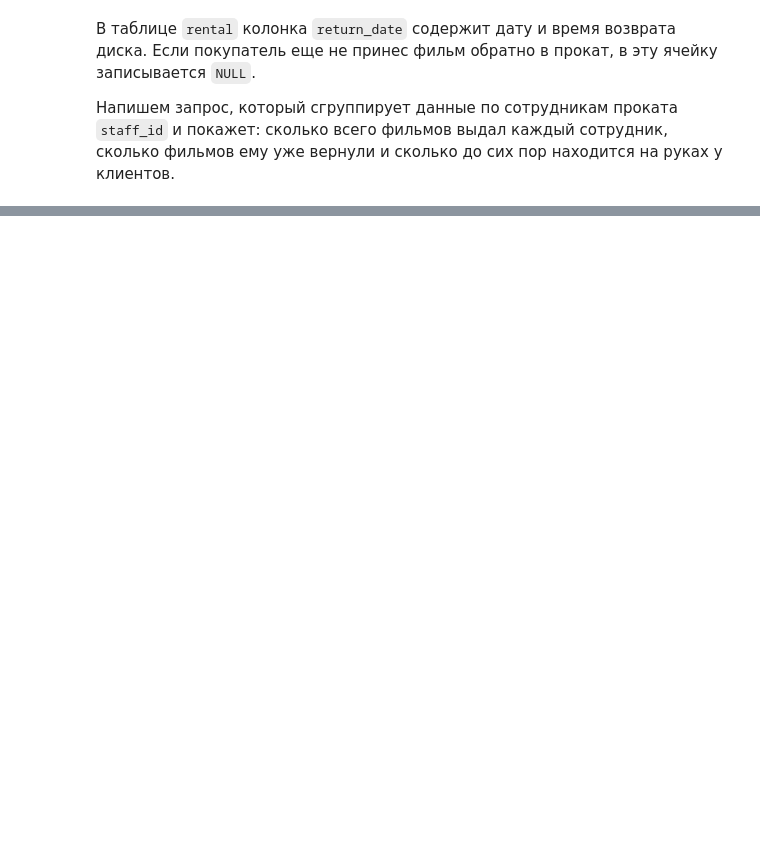
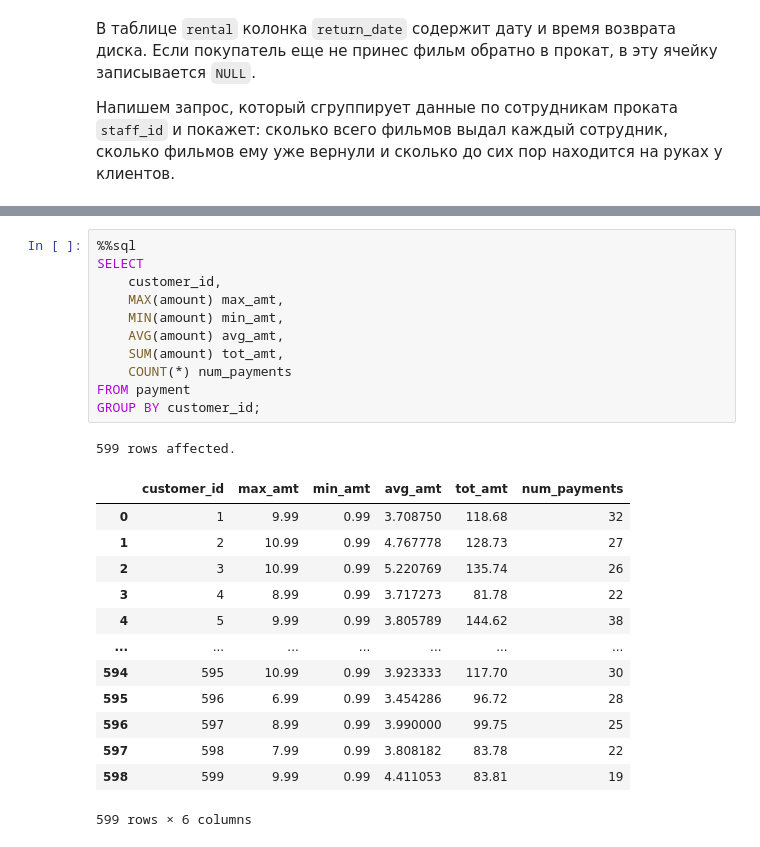
Before and after one commit to magus1968/learning-sql, a Jupyter notebook: docs/chapters/ch08.ipynb, the cells around one changed output, grey strips where cells are left out. Cells and saved outputs as stored; diff of their text form; blank space fills up the shorter version.

```diff
--- a/docs/chapters/ch08.ipynb
+++ b/docs/chapters/ch08.ipynb
@@ -289,0 +349,26 @@ GROUP BY staff_id;
+# %%
+%%sql
+SELECT
+    customer_id,
+    MAX(amount) max_amt,
+    MIN(amount) min_amt,
+    AVG(amount) avg_amt,
+    SUM(amount) tot_amt,
+    COUNT(*) num_payments
+FROM payment
+GROUP BY customer_id;
+# %% [output]
+599 rows affected.
+|  | customer_id | max_amt | min_amt | avg_amt | tot_amt | num_payments |
+| 0 | 1 | 9.99 | 0.99 | 3.708750 | 118.68 | 32 |
+| 1 | 2 | 10.99 | 0.99 | 4.767778 | 128.73 | 27 |
+| 2 | 3 | 10.99 | 0.99 | 5.220769 | 135.74 | 26 |
+| 3 | 4 | 8.99 | 0.99 | 3.717273 | 81.78 | 22 |
+| 4 | 5 | 9.99 | 0.99 | 3.805789 | 144.62 | 38 |
+| ... | ... | ... | ... | ... | ... | ... |
+| 594 | 595 | 10.99 | 0.99 | 3.923333 | 117.70 | 30 |
+| 595 | 596 | 6.99 | 0.99 | 3.454286 | 96.72 | 28 |
+| 596 | 597 | 8.99 | 0.99 | 3.990000 | 99.75 | 25 |
+| 597 | 598 | 7.99 | 0.99 | 3.808182 | 83.78 | 22 |
+| 598 | 599 | 9.99 | 0.99 | 4.411053 | 83.81 | 19 |
+599 rows × 6 columns
```
Also changed, not shown: parts of 15 cells of this notebook.
